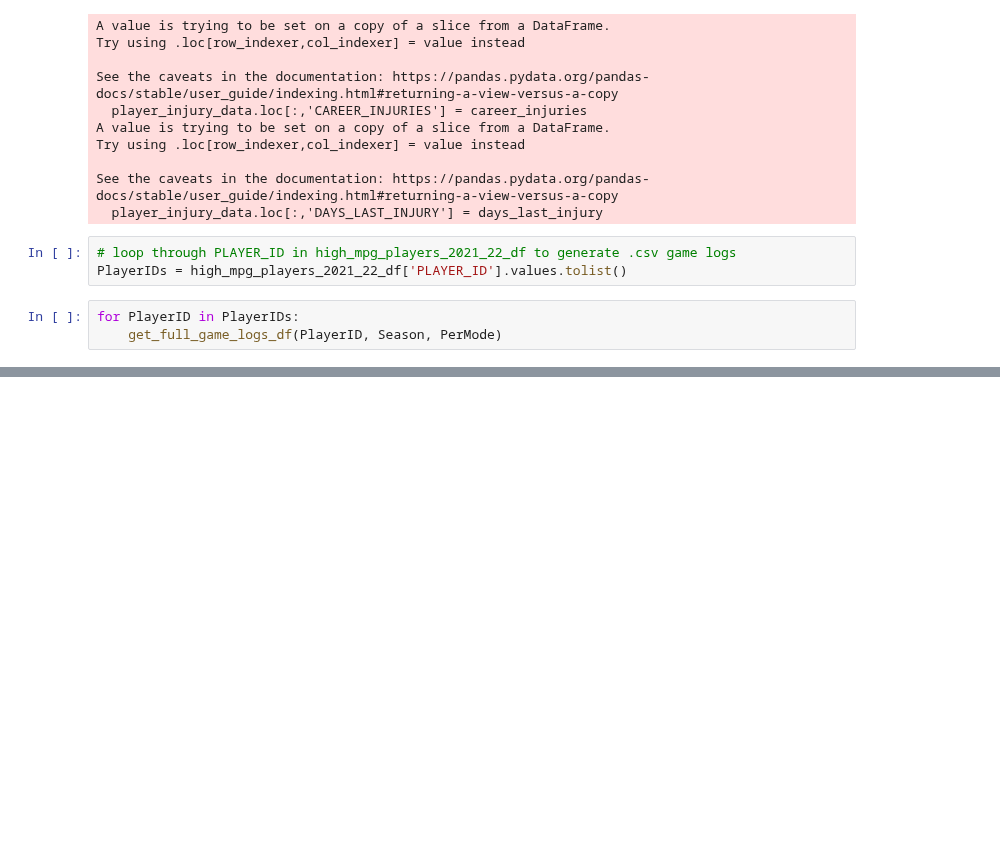
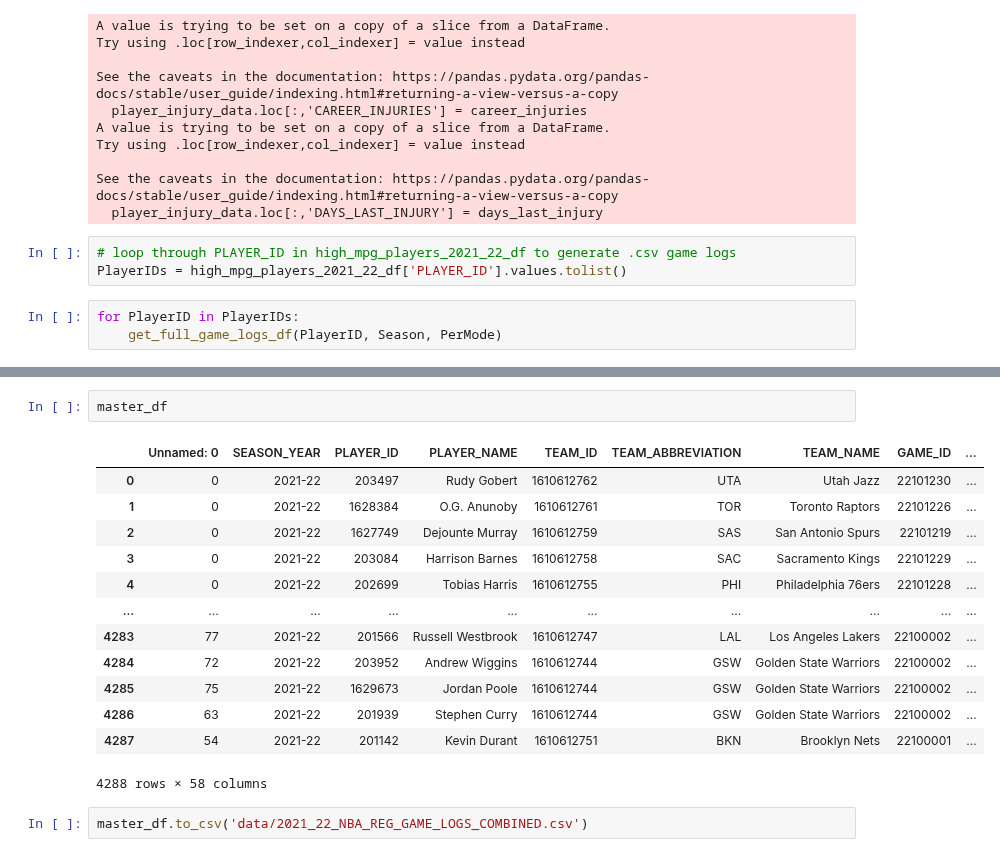
Before and after one commit to NadeemPatel2019/MSDS-456-final-project, a Jupyter notebook: nba_com_player_game_logs_injuries_2021-22.ipynb, the cells around one changed output, grey strips where cells are left out. Drawn from its saved outputs; the diff is of its cells as text; blank space fills up the shorter version.

```diff
--- a/nba_com_player_game_logs_injuries_2021-22.ipynb
+++ b/nba_com_player_game_logs_injuries_2021-22.ipynb
@@ -590,0 +662,18 @@ for PlayerID in PlayerIDs:
+# %%
+master_df
+# %% [output]
+|  | Unnamed: 0 | SEASON_YEAR | PLAYER_ID | PLAYER_NAME | TEAM_ID | TEAM_ABBREVIATION | TEAM_NAME | GAME_ID | ... |
+| 0 | 0 | 2021-22 | 203497 | Rudy Gobert | 1610612762 | UTA | Utah Jazz | 22101230 | ... |
+| 1 | 0 | 2021-22 | 1628384 | O.G. Anunoby | 1610612761 | TOR | Toronto Raptors | 22101226 | ... |
+| 2 | 0 | 2021-22 | 1627749 | Dejounte Murray | 1610612759 | SAS | San Antonio Spurs | 22101219 | ... |
+| 3 | 0 | 2021-22 | 203084 | Harrison Barnes | 1610612758 | SAC | Sacramento Kings | 22101229 | ... |
+| 4 | 0 | 2021-22 | 202699 | Tobias Harris | 1610612755 | PHI | Philadelphia 76ers | 22101228 | ... |
+| ... | ... | ... | ... | ... | ... | ... | ... | ... | ... |
+| 4283 | 77 | 2021-22 | 201566 | Russell Westbrook | 1610612747 | LAL | Los Angeles Lakers | 22100002 | ... |
+| 4284 | 72 | 2021-22 | 203952 | Andrew Wiggins | 1610612744 | GSW | Golden State Warriors | 22100002 | ... |
+| 4285 | 75 | 2021-22 | 1629673 | Jordan Poole | 1610612744 | GSW | Golden State Warriors | 22100002 | ... |
+| 4286 | 63 | 2021-22 | 201939 | Stephen Curry | 1610612744 | GSW | Golden State Warriors | 22100002 | ... |
+| 4287 | 54 | 2021-22 | 201142 | Kevin Durant | 1610612751 | BKN | Brooklyn Nets | 22100001 | ... |
+4288 rows × 58 columns
+# %%
+master_df.to_csv('data/2021_22_NBA_REG_GAME_LOGS_COMBINED.csv')
```
Also changed, not shown: parts of 11 cells of this notebook.
